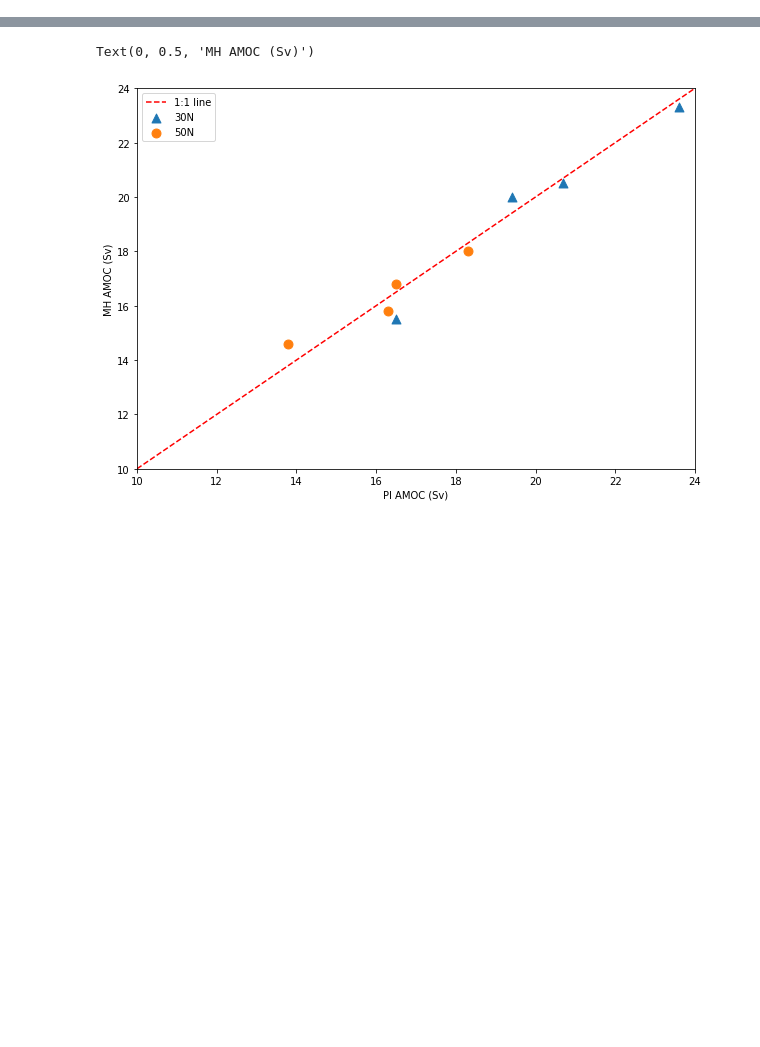
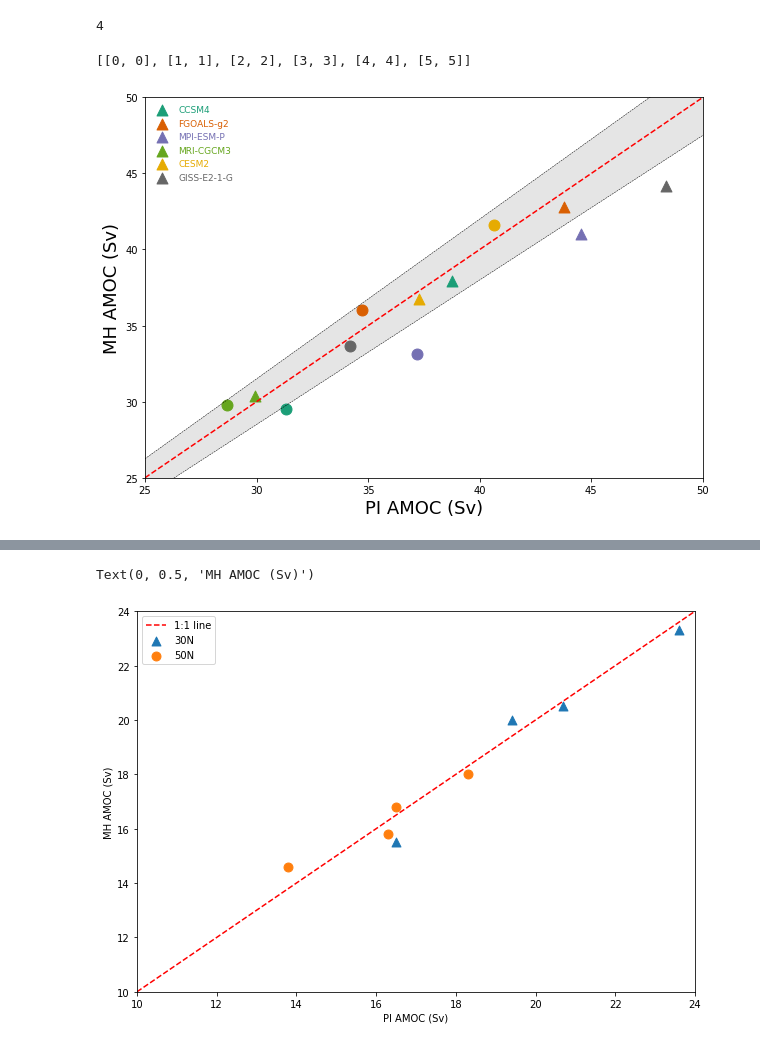
Before and after one commit to ucfahao/PMIP4-midHolocene, a Jupyter notebook: notebooks/PMIP4_MH_AMOC.ipynb, the cells around one changed output, grey strips where cells are left out. Drawn from its saved outputs; the diff is of its cells as text; code cells hidden in the pictures; blank space fills up the shorter version.

```diff
--- a/notebooks/PMIP4_MH_AMOC.ipynb
+++ b/notebooks/PMIP4_MH_AMOC.ipynb
@@ -82,0 +81,2 @@ AMOC['pi-50']=[16.3,18.3,16.5,13.8]
+# %%
+df= pd.read_csv('AMOC.csv',skipinitialspace=True,header=0)
@@ -82,0 +91,67 @@ AMOC['pi-50']=[16.3,18.3,16.5,13.8]
+# %%
+len(df)
+# %% [output]
+4
+# %%
+amoc3={}
+amoc4={}
+m3=[]
+m4=[]
+models=['CCSM4','CESM2','FGOALS-g2','GISS-E2-1-G','MPI-ESM-P','MRI-CGCM3']
+for m in models:
+    if m in pmip[pmip_v3]:
+        m3.append(m)
+        amoc3[m]=df[m]
+    if m in pmip[pmip_v4]:
+        amoc4[m]=df[m]
+        m4.append(m)
+# %%
+cc=[]
+for i in range(len(models)):
+    cc.append([i,i])
+# %%
+cc
+# %% [output]
+[[0, 0], [1, 1], [2, 2], [3, 3], [4, 4], [5, 5]]
+# %%
+
+plt.figure(figsize=(10,7))
+plt.xlim(25,50)
+plt.ylim(25,50)
+
+x1=np.arange(25,51)
+y1=x1
+y2=0.95*x1
+y3=1.05*x1
+plt.plot(x1,y1,"r--")
+plt.plot(x1,y2,"k--",lw=0.5)
+plt.plot(x1,y3,"k--",lw=0.5)
+plt.fill_between(x1, y2, y3,facecolor='k', alpha=0.1)
+
+
+
+
+colormap = plt.get_cmap('Dark2') #nipy_spectral, Set1,Paired
+colorst = [colormap(i) for i in np.linspace(0, 0.9,len(models))]
+
+for i in range(len(m3)):
+    plt.scatter(amoc3[m3[i]][2],amoc3[m3[i]][0],s=120,color=colorst[i],marker='^',label=m3[i])
+    plt.scatter(amoc3[m3[i]][3],amoc3[m3[i]][1],s=120,color=colorst[i],marker='o')
+for i in range(len(m4)):
+    plt.scatter(amoc4[m4[i]][2],amoc4[m4[i]][0],s=120,color=colorst[i+len(m3)],marker='^',label=m4[i])
+    plt.scatter(amoc4[m4[i]][3],amoc4[m4[i]][1],s=120,color=colorst[i+len(m3)],marker='o')
+
+leg=plt.legend(edgecolor='None',facecolor='None',fontsize=9)
+for h, t in zip(leg.legendHandles, leg.get_texts()):
+    t.set_color(h.get_facecolor()[0])
+
+
+
+
+plt.xlabel('PI AMOC (Sv)',fontsize=18)
+plt.ylabel('MH AMOC (Sv)',fontsize=18)
+
+
+plt.savefig('figs/AMOC_new_models_all.png')
+# %% [output]
+[figure, added]
```
Also changed, not shown: parts of 10 cells of this notebook, 2 other files.
